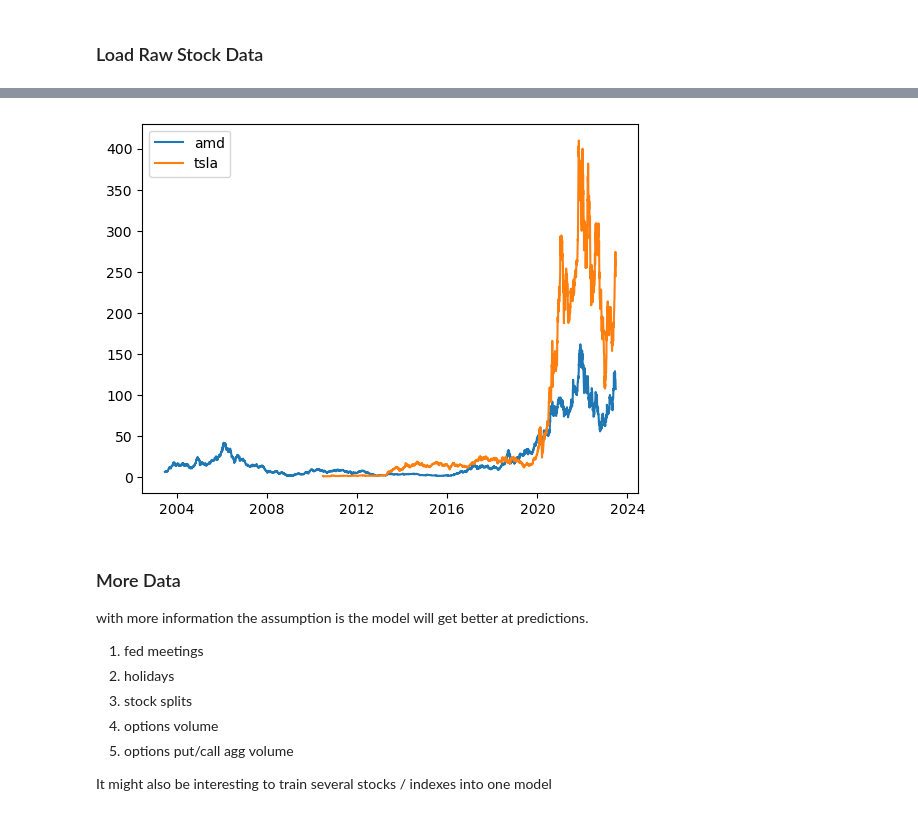
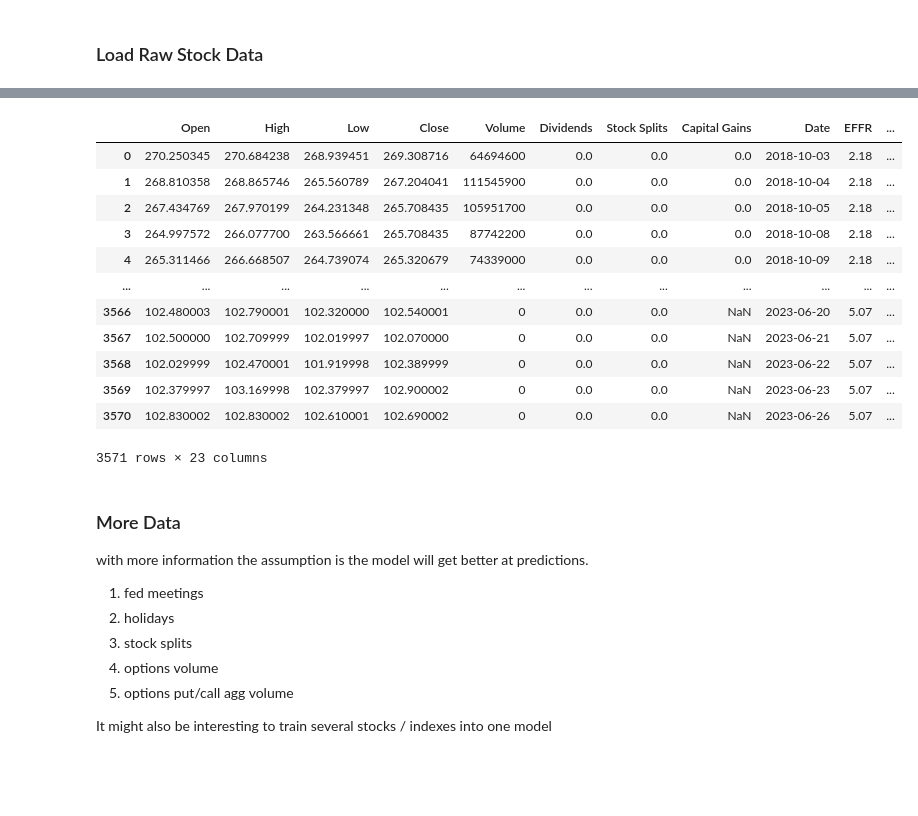
Before and after one commit to meetri/stockai, a Jupyter notebook: StockForecasterTest3.ipynb, the cells around one changed output, grey strips where cells are left out. Saved outputs shown, nothing was run; the diff lists cells and outputs as text; code cells hidden in the pictures; blank space fills up the shorter version.

```diff
--- a/StockForecasterTest3.ipynb
+++ b/StockForecasterTest3.ipynb
@@ -65,10 +101,19 @@ stock_data.head(5)
-# %%
-plt.plot(amd_data["Close"], label="amd")
-plt.plot(tsla_data["Close"], label="tsla")
-plt.legend()
-plt.show()
-# %% [output]
-[figure, removed]
+# %%
+stock_data
+# %% [output]
+|  | Open | High | Low | Close | Volume | Dividends | Stock Splits | Capital Gains | Date | EFFR | ... |
+| 0 | 270.250345 | 270.684238 | 268.939451 | 269.308716 | 64694600 | 0.0 | 0.0 | 0.0 | 2018-10-03 | 2.18 | ... |
+| 1 | 268.810358 | 268.865746 | 265.560789 | 267.204041 | 111545900 | 0.0 | 0.0 | 0.0 | 2018-10-04 | 2.18 | ... |
+| 2 | 267.434769 | 267.970199 | 264.231348 | 265.708435 | 105951700 | 0.0 | 0.0 | 0.0 | 2018-10-05 | 2.18 | ... |
+| 3 | 264.997572 | 266.077700 | 263.566661 | 265.708435 | 87742200 | 0.0 | 0.0 | 0.0 | 2018-10-08 | 2.18 | ... |
+| 4 | 265.311466 | 266.668507 | 264.739074 | 265.320679 | 74339000 | 0.0 | 0.0 | 0.0 | 2018-10-09 | 2.18 | ... |
+| ... | ... | ... | ... | ... | ... | ... | ... | ... | ... | ... | ... |
+| 3566 | 102.480003 | 102.790001 | 102.320000 | 102.540001 | 0 | 0.0 | 0.0 | NaN | 2023-06-20 | 5.07 | ... |
+| 3567 | 102.500000 | 102.709999 | 102.019997 | 102.070000 | 0 | 0.0 | 0.0 | NaN | 2023-06-21 | 5.07 | ... |
+| 3568 | 102.029999 | 102.470001 | 101.919998 | 102.389999 | 0 | 0.0 | 0.0 | NaN | 2023-06-22 | 5.07 | ... |
+| 3569 | 102.379997 | 103.169998 | 102.379997 | 102.900002 | 0 | 0.0 | 0.0 | NaN | 2023-06-23 | 5.07 | ... |
+| 3570 | 102.830002 | 102.830002 | 102.610001 | 102.690002 | 0 | 0.0 | 0.0 | NaN | 2023-06-26 | 5.07 | ... |
+3571 rows × 23 columns
 # %% [markdown]
 ### More Data
 
```
Also changed, not shown: parts of 25 cells of this notebook, 11 other files.
